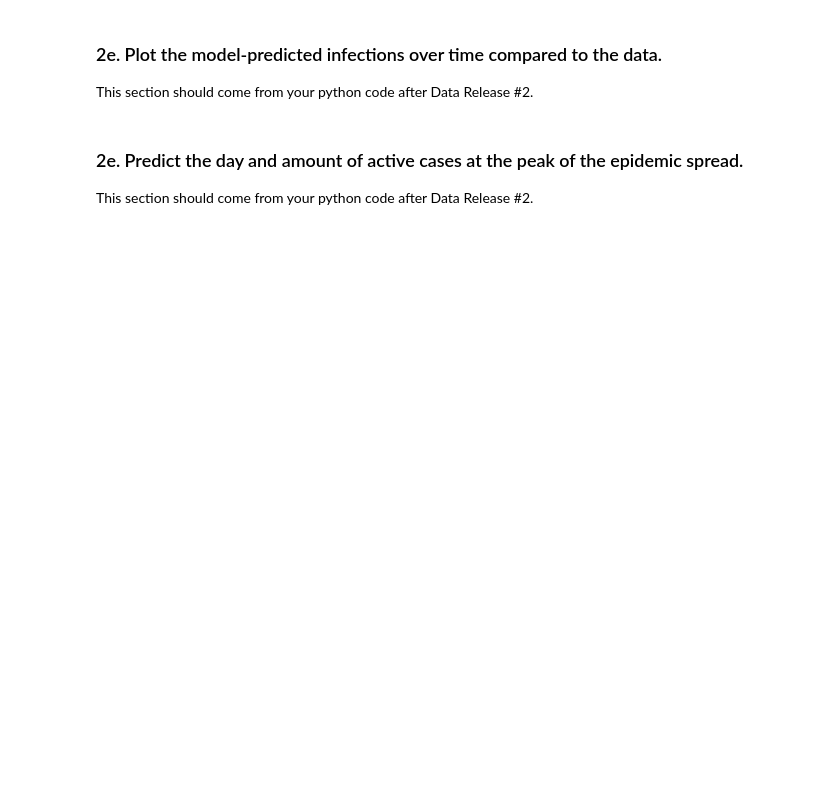
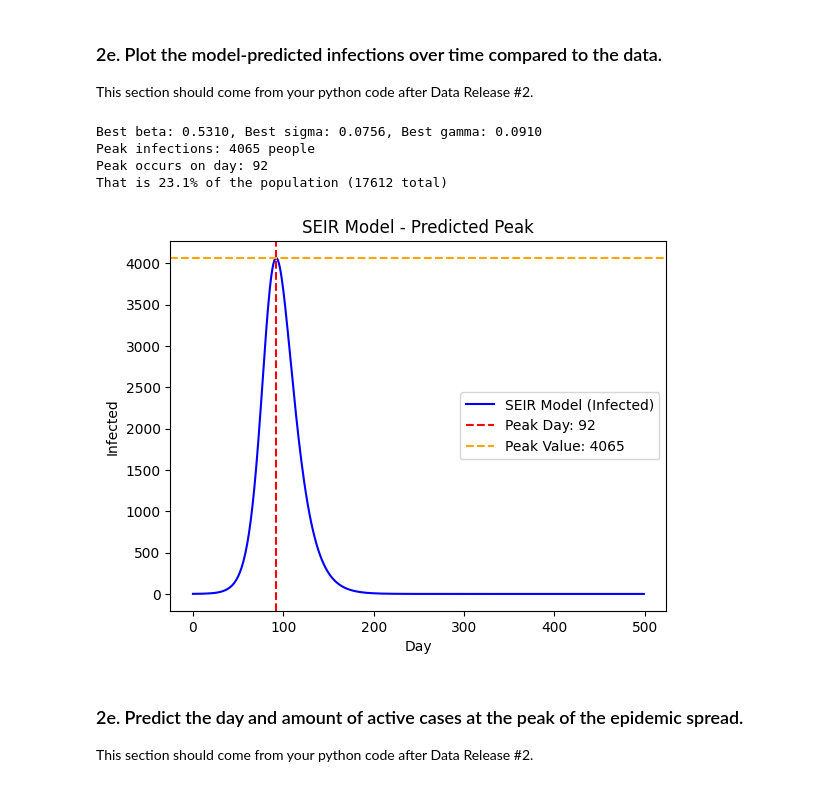
Before and after one commit to Nfn5haVA/Module-2-Epidemics-SIR-Modeling, a Jupyter notebook: Notebook examples/Template_student_final_notebook.ipynb, the cells around one changed output. Drawn from its saved outputs; the diff is of its cells as text; code cells hidden in the pictures; blank space fills up the shorter version.

```diff
--- a/Notebook examples/Template_student_final_notebook.ipynb
+++ b/Notebook examples/Template_student_final_notebook.ipynb
@@ -172,6 +321,44 @@ This section should come from your python code after Data Release #2.
 # %% [markdown]
 ### 2e. Plot the model-predicted infections over time compared to the data.
 This section should come from your python code after Data Release #2.
+# %%
+def prediction(best_beta, best_sigma, best_gamma):
+    # set up the time points in the furture to run the predicted model.
+    future_days = list(range(500))
+    # Run Euler's method far into the future to find the peak
+    s, e, i, r = eulers(best_beta, best_sigma, best_gamma, s0, e0, i0, r0, future_days, N)
+    # Find the peak number of infected individuals and the day it occurs. sitting i to numbers of days
+    peak_value = max(i)
+    peak_day = i.index(peak_value)
+
+    print(f"Best beta: {best_beta:.4f}, Best sigma: {best_sigma:.4f}, Best gamma: {best_gamma:.4f}")
+    print(f"Peak infections: {peak_value:.0f} people")
+    print(f"Peak occurs on day: {peak_day}")
+    # Calculate the percentage of the population that is infected at the peak
+    print(f"That is {peak_value/N*100:.1f}% of the population ({N} total)")
+
+    # Plot the SEIR model's infected curve over time
+    # use the infected compartment curve over the 500 predicted days
+    plt.figure()
+    plt.plot(i[:len(future_days)], label='SEIR Model (Infected)', color='blue')
+    plt.axvline(x=peak_day, color='red', linestyle='--', label=f'Peak Day: {peak_day}')
+    plt.axhline(y=peak_value, color='orange', linestyle='--', label=f'Peak Value: {peak_value:.0f}')
+    plt.title("SEIR Model - Predicted Peak")
+    plt.xlabel("Day")
+    plt.ylabel("Infected")
+    plt.legend()
+    plt.show()
+
+    return peak_value, peak_day
+
+# Call the function
+peak_value, peak_day = prediction(best_beta, best_ssigma, best_gamma)
+# %% [output]
+Best beta: 0.5310, Best sigma: 0.0756, Best gamma: 0.0910
+Peak infections: 4065 people
+Peak occurs on day: 92
+That is 23.1% of the population (17612 total)
+[figure, added]
 # %% [markdown]
 ### 2e. Predict the day and amount of active cases at the peak of the epidemic spread.
 This section should come from your python code after Data Release #2.
```
Also changed, not shown: parts of 9 cells of this notebook, 2 other files.
